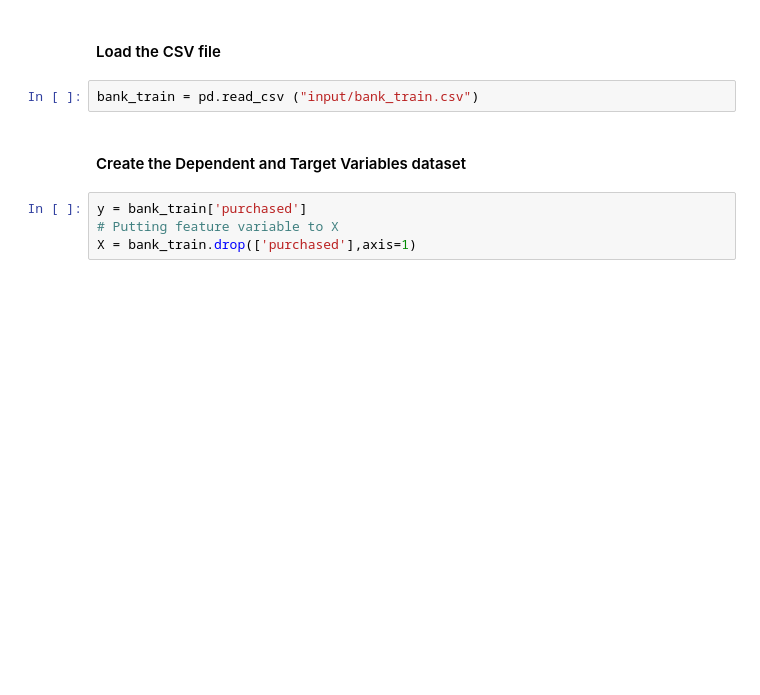
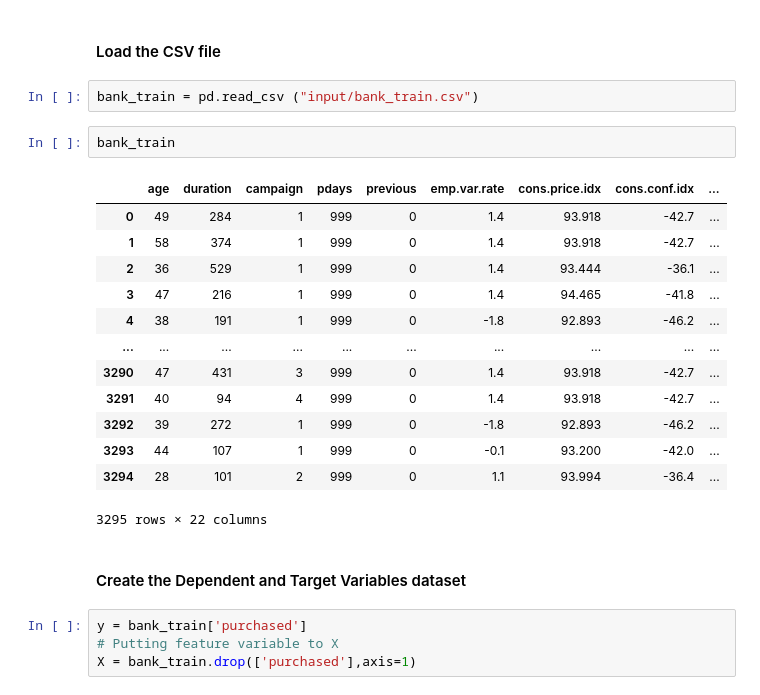
Before and after one commit to besenthil/data-science, a Jupyter notebook: tree-models/tree-models.ipynb, the cells around one changed output. Drawn from its saved outputs; the diff is of its cells as text; blank space fills up the shorter version.

```diff
--- a/tree-models/tree-models.ipynb
+++ b/tree-models/tree-models.ipynb
@@ -13,6 +13,22 @@ from sklearn.model_selection import train_test_split
 #### Load the CSV file
 # %%
 bank_train = pd.read_csv ("input/bank_train.csv")
+# %%
+bank_train
+# %% [output]
+|  | age | duration | campaign | pdays | previous | emp.var.rate | cons.price.idx | cons.conf.idx | ... |
+| 0 | 49 | 284 | 1 | 999 | 0 | 1.4 | 93.918 | -42.7 | ... |
+| 1 | 58 | 374 | 1 | 999 | 0 | 1.4 | 93.918 | -42.7 | ... |
+| 2 | 36 | 529 | 1 | 999 | 0 | 1.4 | 93.444 | -36.1 | ... |
+| 3 | 47 | 216 | 1 | 999 | 0 | 1.4 | 94.465 | -41.8 | ... |
+| 4 | 38 | 191 | 1 | 999 | 0 | -1.8 | 92.893 | -46.2 | ... |
+| ... | ... | ... | ... | ... | ... | ... | ... | ... | ... |
+| 3290 | 47 | 431 | 3 | 999 | 0 | 1.4 | 93.918 | -42.7 | ... |
+| 3291 | 40 | 94 | 4 | 999 | 0 | 1.4 | 93.918 | -42.7 | ... |
+| 3292 | 39 | 272 | 1 | 999 | 0 | -1.8 | 92.893 | -46.2 | ... |
+| 3293 | 44 | 107 | 1 | 999 | 0 | -0.1 | 93.200 | -42.0 | ... |
+| 3294 | 28 | 101 | 2 | 999 | 0 | 1.1 | 93.994 | -36.4 | ... |
+3295 rows × 22 columns
 # %% [markdown]
 #### Create the Dependent and Target Variables dataset
 # %%
```
Also changed, not shown: parts of 8 cells of this notebook.
